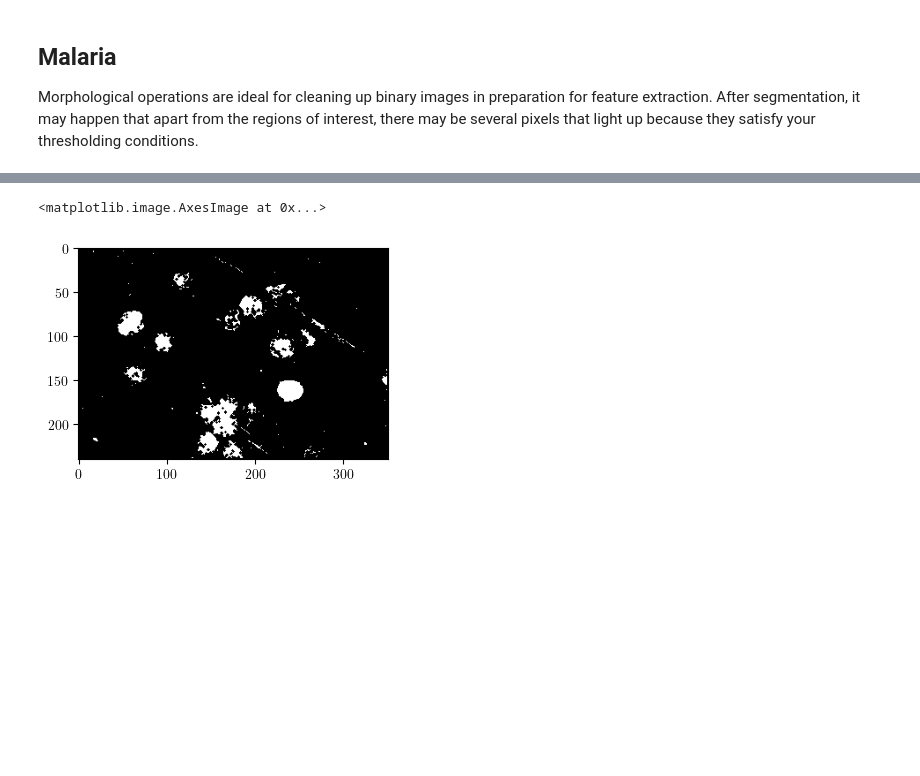
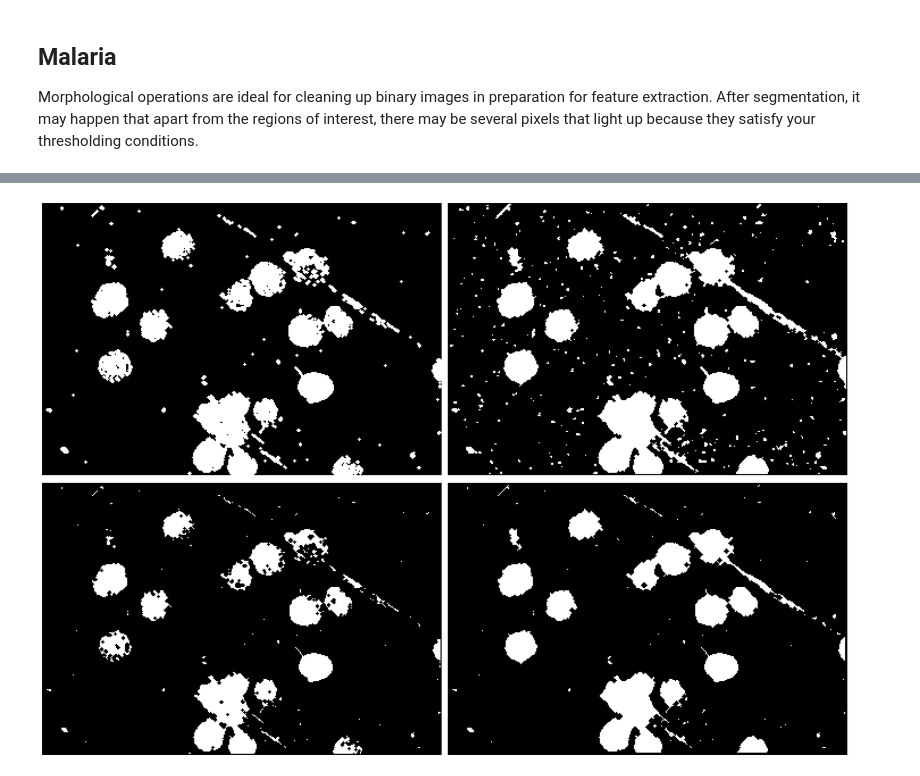
Before and after one commit to npcrmns/App-Physics-157, a Jupyter notebook: [6] Morphological Operations/Morphological Operations.ipynb, the cells around one changed output, grey strips where cells are left out. Drawn from its saved outputs; the diff is of its cells as text; code cells hidden in the pictures; blank space fills up the shorter version.

```diff
--- a/[6] Morphological Operations/Morphological Operations.ipynb
+++ b/[6] Morphological Operations/Morphological Operations.ipynb
@@ -14,7 +14,7 @@ plt.rcParams["figure.figsize"] = (4,4)
 plt.rcParams["savefig.dpi"] = 300
 plt.rcParams["savefig.bbox"] = "tight"
 plt.rcParams["savefig.pad_inches"] = 0.1
-plt.rcParams["text.usetex"] = True
+# plt.rcParams["text.usetex"] = True
 
 # Supress warnings
 import warnings
@@ -129,4 +129,13 @@ fig.savefig("malaria histogram.png")
 # %%
-thresholded_img = (rgb2gray("malaria") > 0) & (rgb2gray("malaria") < 150)
-plt.imshow(thresholded_img, cmap = "gray")
+thresholded_img1 = rgb2gray("malaria") < 160
+thresholded_img2 = (rgb2gray("malaria") > 100) & (rgb2gray("malaria") < 160)
+
+fig, ax = plt.subplots(1, 2, figsize = (12, 6), tight_layout = True)
+ax[0].imshow(thresholded_img1, cmap = "gray")
+ax[0].set_title(r"Threshold $<$ 160")
+ax[1].imshow(thresholded_img2, cmap = "gray")
+ax[1].set_title(r"100 $<$ Threshold $<$ 160")
+
+for a in ax:
+    a.axis("off")
 # %% [output]
@@ -135,5 +143,13 @@ plt.imshow(thresholded_img, cmap = "gray")
 # %%
-plt.imshow(binary_closing((binary_erosion(thresholded_img))), cmap = "gray")
+fig, ax = plt.subplots(2, 2, figsize = (20, 14), tight_layout = True)
+ax = ax.flatten()
+
+ax[0].imshow(binary_opening(thresholded_img1), cmap = "gray")
+ax[1].imshow(binary_closing(thresholded_img1), cmap = "gray")
+ax[2].imshow(binary_erosion(thresholded_img1), cmap = "gray")
+ax[3].imshow(binary_erosion(binary_closing(thresholded_img1)), cmap = "gray")
+
+for a in ax:
+    a.axis("off")
 # %% [output]
-<matplotlib.image.AxesImage at 0x...>
-[figure, old version]
+[figure, new version]
```
Also changed, not shown: parts of 6 cells of this notebook, 5 other files.
